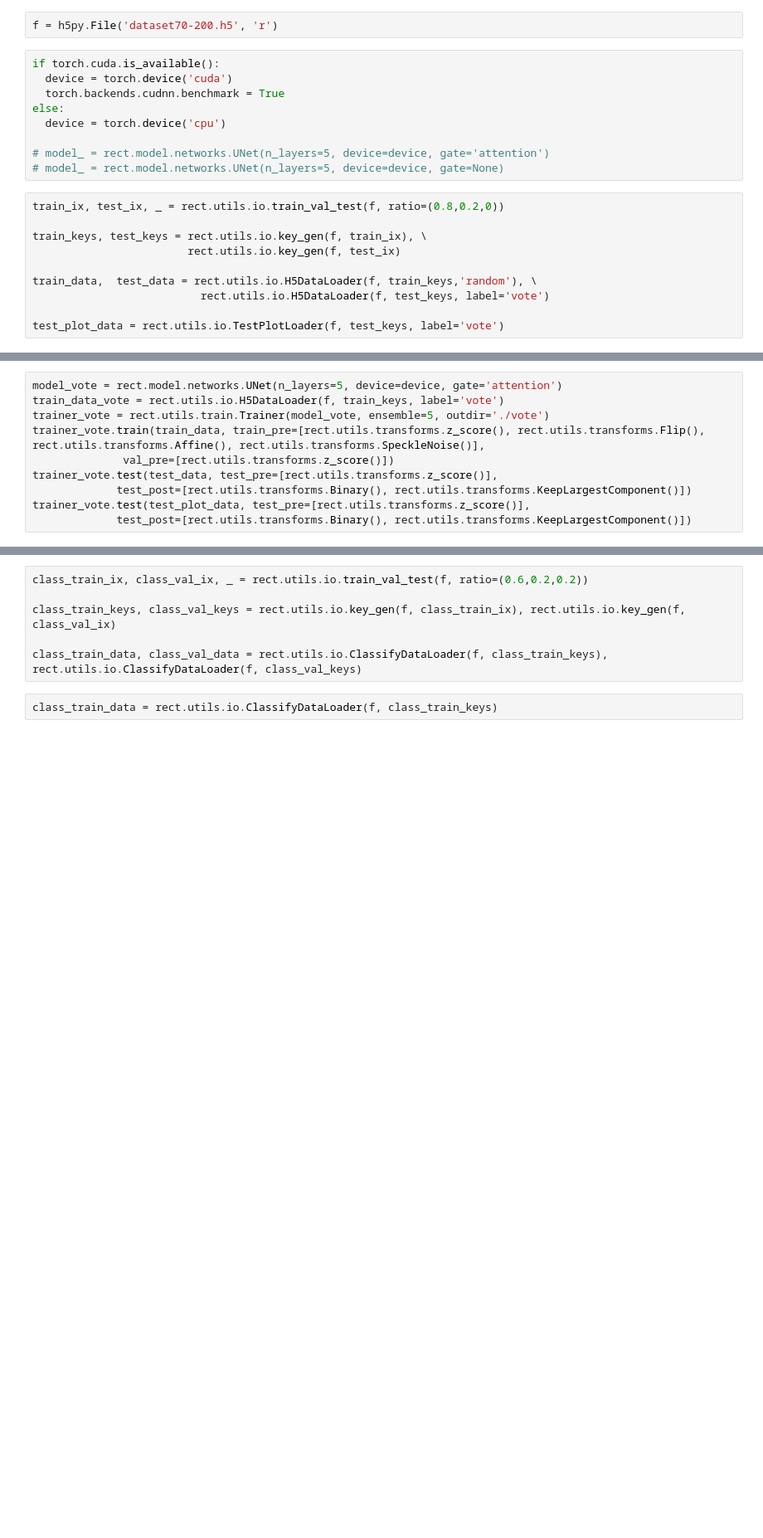
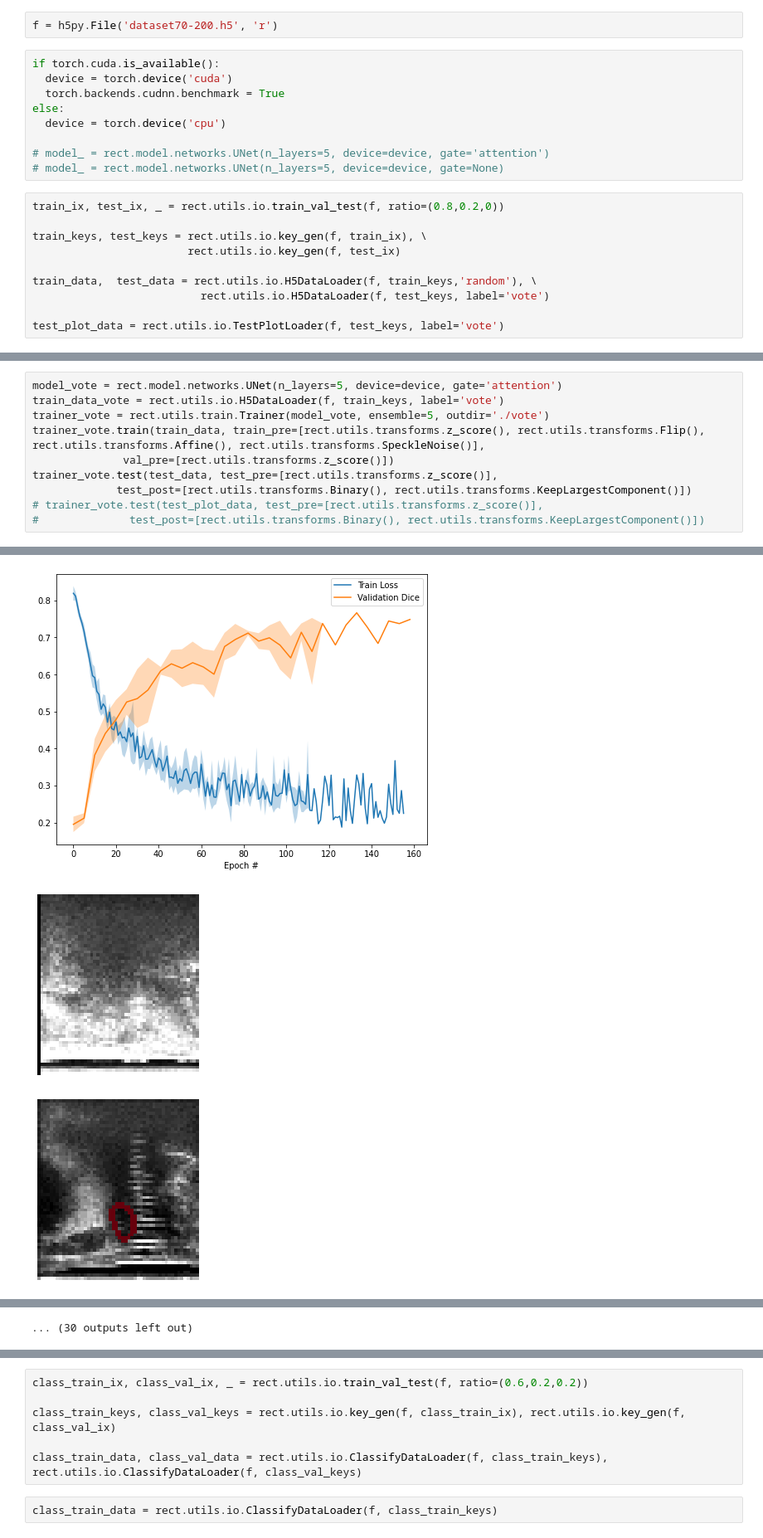
Before and after one commit to liamchalcroft/RectAngle, a Jupyter notebook: colab_from_package.ipynb, the cells around one changed output, grey strips where cells are left out. Shown at 83% size. Drawn from its saved outputs; the diff is of its cells as text; blank space fills up the shorter version.

```diff
--- a/colab_from_package.ipynb
+++ b/colab_from_package.ipynb
@@ -71,5 +81,6 @@ trainer_vote.train(train_data, train_pre=[rect.utils.transforms.z_score(), rect.
               val_pre=[rect.utils.transforms.z_score()])
 trainer_vote.test(test_data, test_pre=[rect.utils.transforms.z_score()],
              test_post=[rect.utils.transforms.Binary(), rect.utils.transforms.KeepLargestComponent()])
-trainer_vote.test(test_plot_data, test_pre=[rect.utils.transforms.z_score()],
-             test_post=[rect.utils.transforms.Binary(), rect.utils.transforms.KeepLargestComponent()])
+# trainer_vote.test(test_plot_data, test_pre=[rect.utils.transforms.z_score()],
+#              test_post=[rect.utils.transforms.Binary(), rect.utils.transforms.KeepLargestComponent()])
+# %% [output]
@@ -75,0 +104,3 @@ trainer_vote.test(test_plot_data, test_pre=[rect.utils.transforms.z_score()],
+[figure, added]
+[figure, added]
+[figure, added]
@@ -76,3 +115,4 @@ trainer_vote.test(test_plot_data, test_pre=[rect.utils.transforms.z_score()],
+... (30 outputs left out)
 # %%
 model_mean = rect.model.networks.UNet(n_layers=5, device=device, gate='attention')
 train_data_mean = rect.utils.io.H5DataLoader(f, train_keys, label='mean')
```
Also changed, not shown: parts of 15 cells of this notebook.
